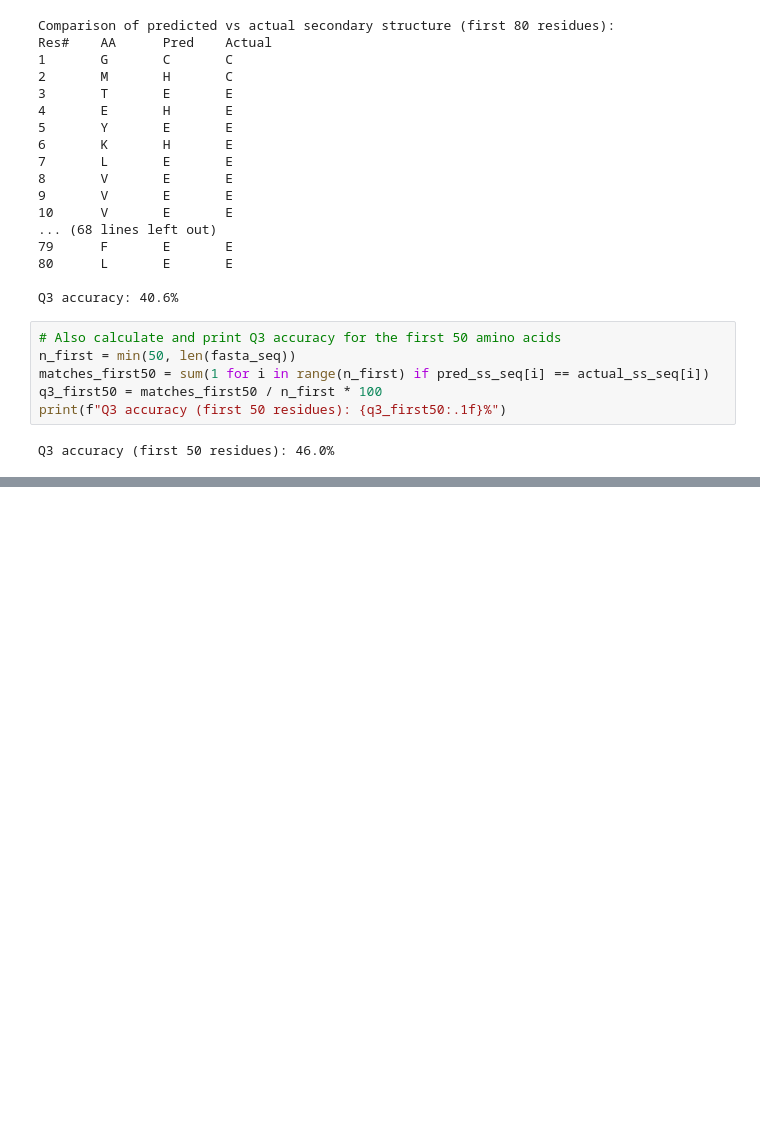
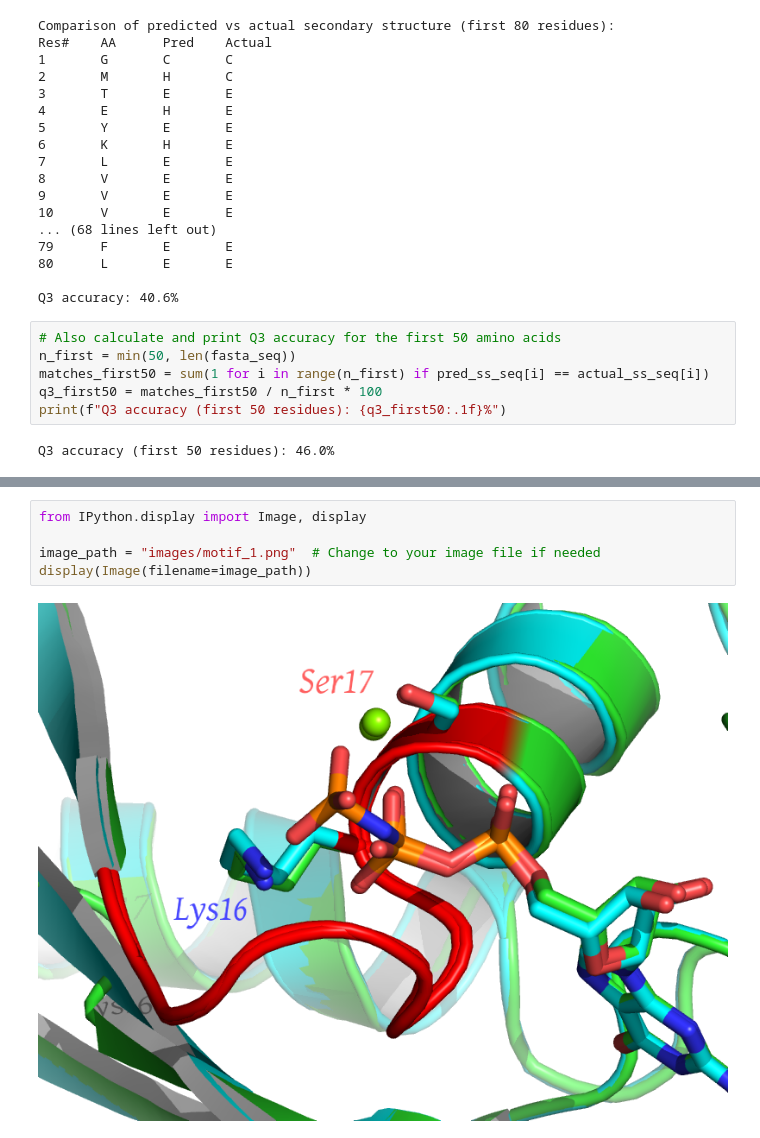
Before and after one commit to anoroozi25/CSB-HW2, a Jupyter notebook: part_c.ipynb, the cells around one changed output, grey strips where cells are left out. Cells and saved outputs as stored; diff of their text form; blank space fills up the shorter version.

```diff
--- a/part_c.ipynb
+++ b/part_c.ipynb
@@ -249,0 +233,7 @@ Q3 accuracy (first 50 residues): 46.0%
+# %%
+from IPython.display import Image, display
+
+image_path = "images/motif_1.png"  # Change to your image file if needed
+display(Image(filename=image_path))
+# %% [output]
+[figure, added]
```
Also changed, not shown: parts of 2 cells of this notebook, 1 other file.
